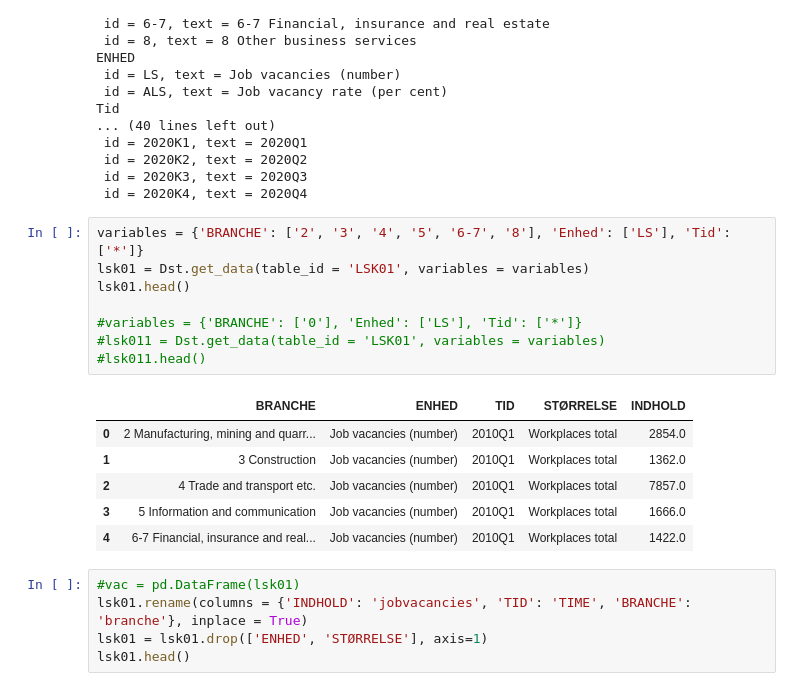
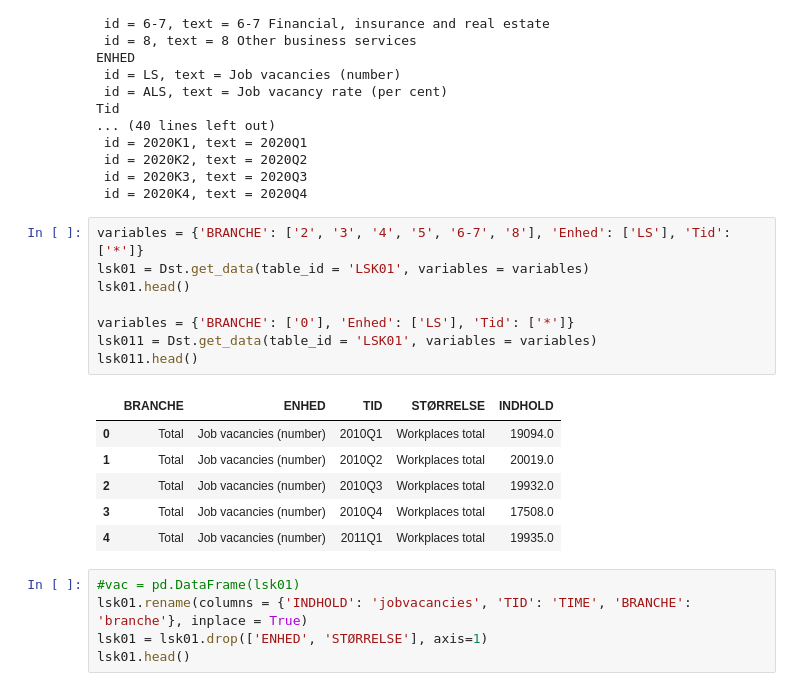
Before and after one commit to ceciliechrstnsn/projects-2021-luna-hjerteknuser, a Jupyter notebook: dataproject/dataproject.ipynb, the cells around one changed output. Saved outputs shown, nothing was run; the diff lists cells and outputs as text.

```diff
--- a/dataproject/dataproject.ipynb
+++ b/dataproject/dataproject.ipynb
@@ -196,18 +225,18 @@ Tid
 # %%
 variables = {'BRANCHE': ['2', '3', '4', '5', '6-7', '8'], 'Enhed': ['LS'], 'Tid': ['*']}
 lsk01 = Dst.get_data(table_id = 'LSK01', variables = variables)
 lsk01.head()
 
-#variables = {'BRANCHE': ['0'], 'Enhed': ['LS'], 'Tid': ['*']}
-#lsk011 = Dst.get_data(table_id = 'LSK01', variables = variables)
-#lsk011.head()
+variables = {'BRANCHE': ['0'], 'Enhed': ['LS'], 'Tid': ['*']}
+lsk011 = Dst.get_data(table_id = 'LSK01', variables = variables)
+lsk011.head()
 # %% [output]
 |  | BRANCHE | ENHED | TID | STØRRELSE | INDHOLD |
-| 0 | 2 Manufacturing, mining and quarr... | Job vacancies (number) | 2010Q1 | Workplaces total | 2854.0 |
-| 1 | 3 Construction | Job vacancies (number) | 2010Q1 | Workplaces total | 1362.0 |
-| 2 | 4 Trade and transport etc. | Job vacancies (number) | 2010Q1 | Workplaces total | 7857.0 |
-| 3 | 5 Information and communication | Job vacancies (number) | 2010Q1 | Workplaces total | 1666.0 |
-| 4 | 6-7 Financial, insurance and real... | Job vacancies (number) | 2010Q1 | Workplaces total | 1422.0 |
+| 0 | Total | Job vacancies (number) | 2010Q1 | Workplaces total | 19094.0 |
+| 1 | Total | Job vacancies (number) | 2010Q2 | Workplaces total | 20019.0 |
+| 2 | Total | Job vacancies (number) | 2010Q3 | Workplaces total | 19932.0 |
+| 3 | Total | Job vacancies (number) | 2010Q4 | Workplaces total | 17508.0 |
+| 4 | Total | Job vacancies (number) | 2011Q1 | Workplaces total | 19935.0 |
 # %%
 #vac = pd.DataFrame(lsk01)
 lsk01.rename(columns = {'INDHOLD': 'jobvacancies', 'TID': 'TIME', 'BRANCHE': 'branche'}, inplace = True)
```
Also changed, not shown: parts of 9 cells of this notebook.
